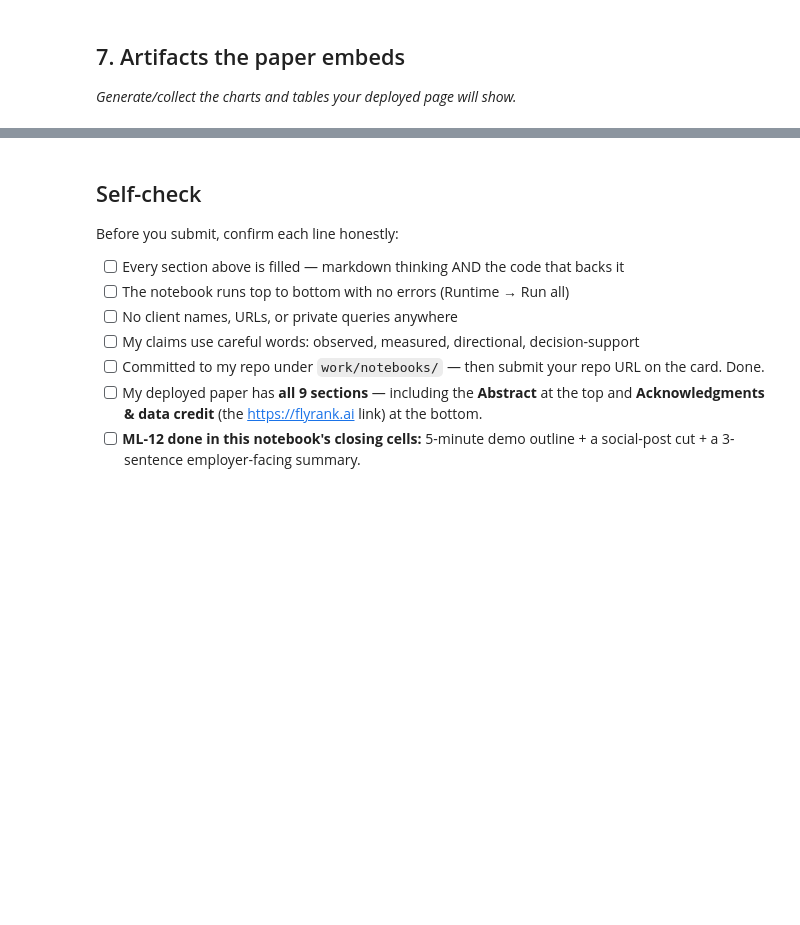
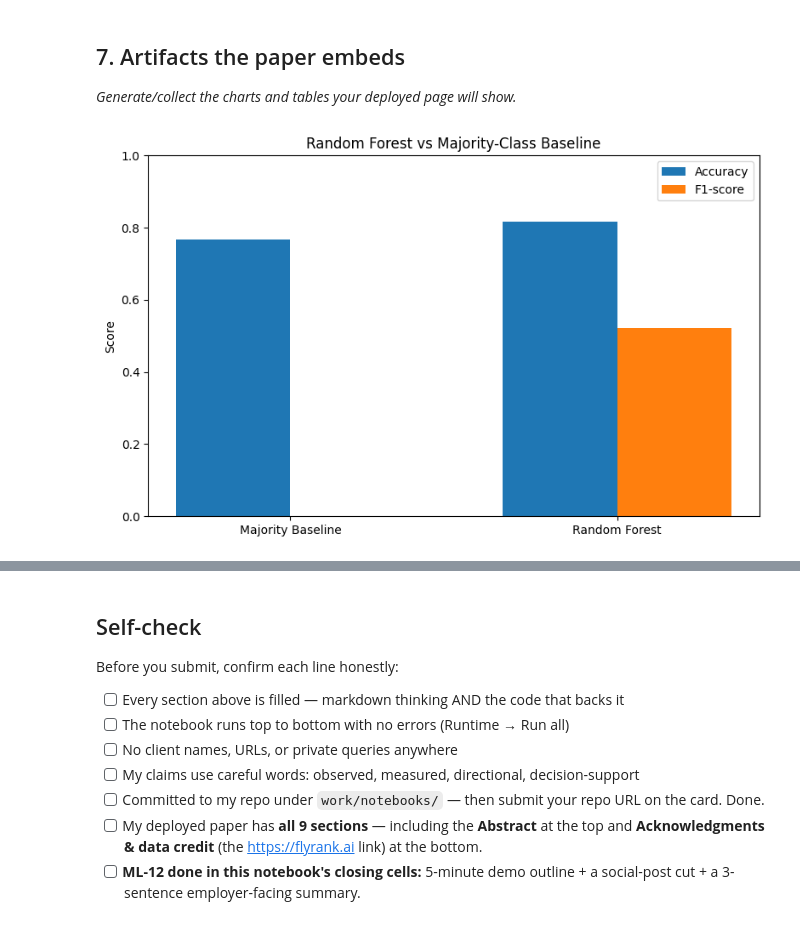
Before and after one commit to vinukondablessena/flyrank-ml-internship, a Jupyter notebook: work/notebooks/capstone.ipynb, the cells around one changed output, grey strips where cells are left out. Drawn from its saved outputs; the diff is of its cells as text; code cells hidden in the pictures; blank space fills up the shorter version.

```diff
--- a/work/notebooks/capstone.ipynb
+++ b/work/notebooks/capstone.ipynb
@@ -20,0 +67,10 @@ This skeleton is yours to fill. Work the sections **in order** — each one has
+# %%
+import pandas as pd
+
+url = "https://raw.githubusercontent.com/vinukondablessena/flyrank-ml-internship/main/data/raw/content_refresh_anonymized.csv"
+
+df = pd.read_csv(url)
+
+print("Dataset shape:", df.shape)
+print("\nColumns:")
+print(df.columns.tolist())
@@ -34,3 +595,31 @@ This skeleton is yours to fill. Work the sections **in order** — each one has
 ## 7. Artifacts the paper embeds
 
 *Generate/collect the charts and tables your deployed page will show.*
+# %%
+# STEP 7A - Model vs Baseline chart
+
+import matplotlib.pyplot as plt
+import numpy as np
+
+models = ["Majority Baseline", "Random Forest"]
+accuracy_scores = [baseline_accuracy, accuracy]
+f1_scores = [baseline_f1, model_f1]
+
+x = np.arange(len(models))
+width = 0.35
+
+plt.figure(figsize=(8, 5))
+
+plt.bar(x - width/2, accuracy_scores, width, label="Accuracy")
+plt.bar(x + width/2, f1_scores, width, label="F1-score")
+
+plt.xticks(x, models)
+plt.ylabel("Score")
+plt.title("Random Forest vs Majority-Class Baseline")
+plt.ylim(0, 1)
+plt.legend()
+
+plt.tight_layout()
+plt.show()
+# %% [output]
+[figure, added]
```
Also changed, not shown: parts of 24 cells of this notebook.
